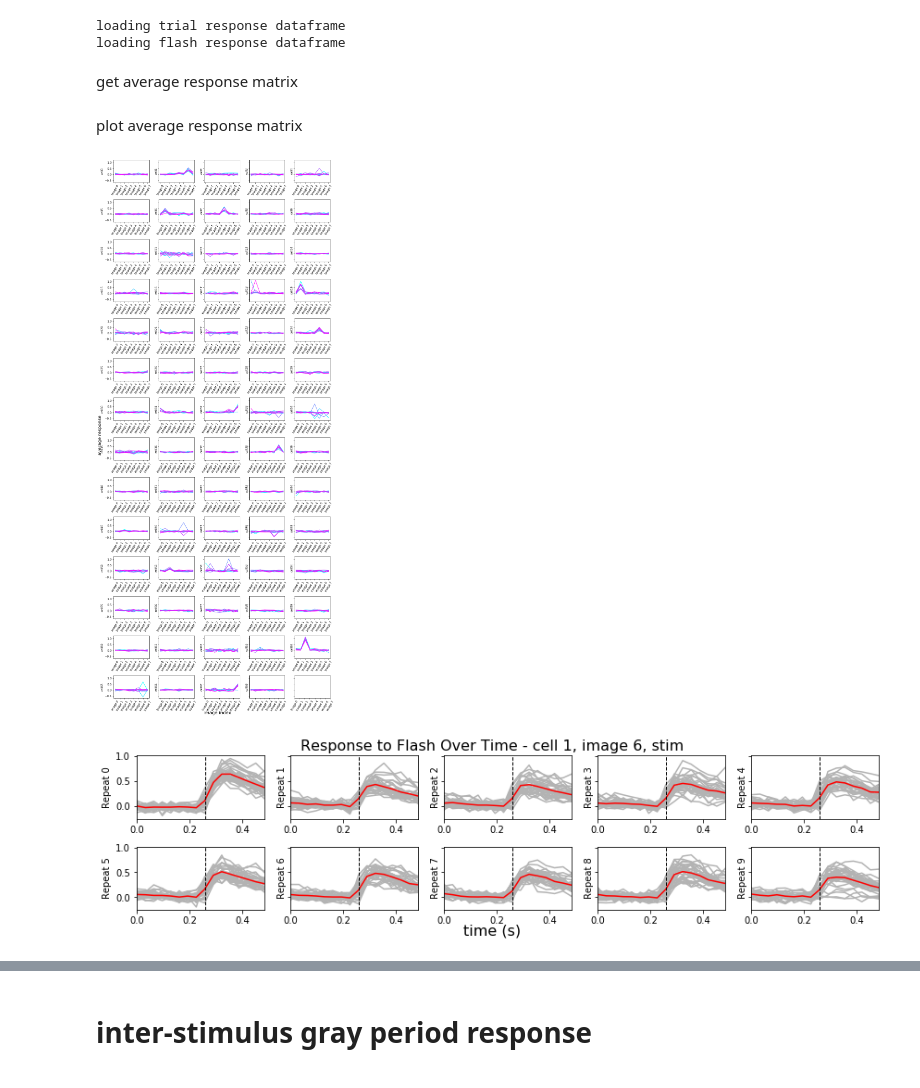
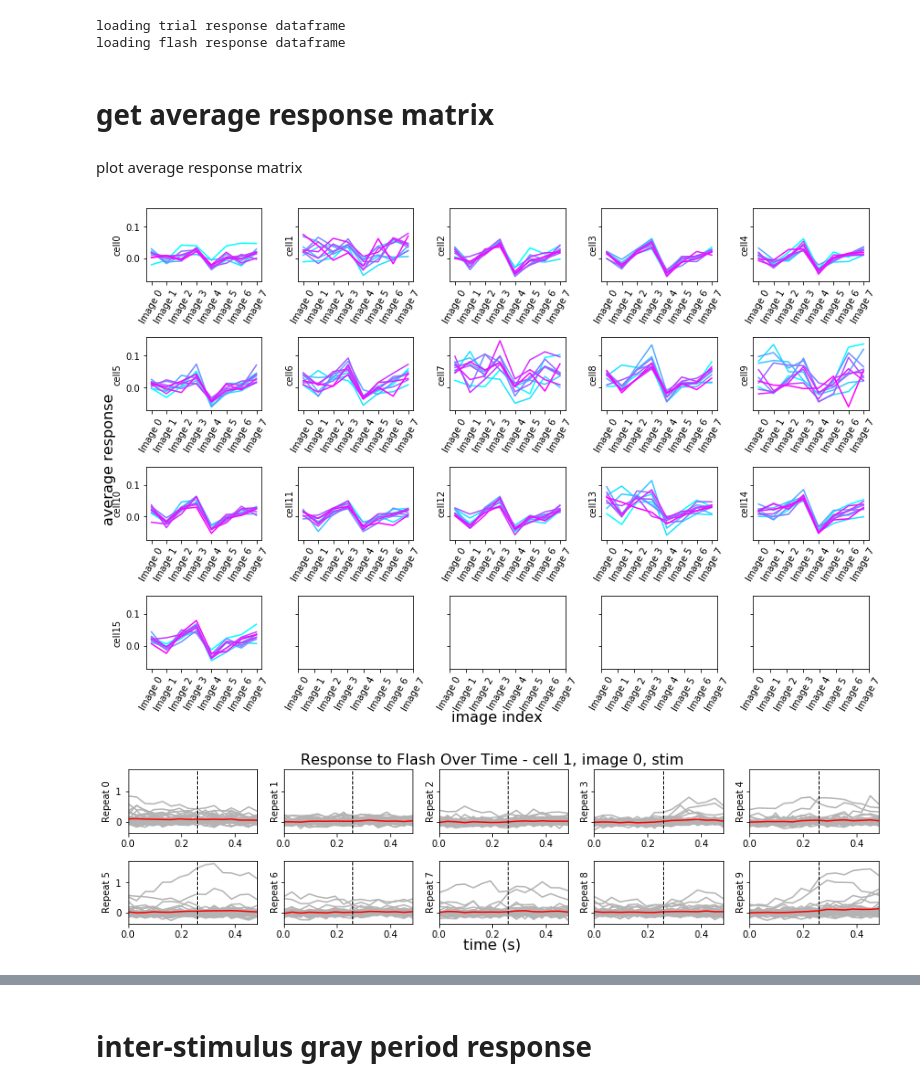
Before and after one commit to hanshuting/swdb_2018_tools, a Jupyter notebook: theory_project/tuning_curve_analysis.ipynb, the cells around one changed output, grey strips where cells are left out. Cells and saved outputs as stored; diff of their text form; code cells hidden in the pictures.

Commit message:
bug fix: include all trials for analysis; added gain figure

```diff
--- a/theory_project/tuning_curve_analysis.ipynb
+++ b/theory_project/tuning_curve_analysis.ipynb
@@ -29,8 +29,8 @@ manifest = pd.read_csv(os.path.join(drive_path,manifest_file))
 # %%
 # find experiment ids
 targeted_structure = 'VISal'
-cre_line = 'Slc17a7-IRES2-Cre'
-# cre_line = 'Vip-IRES-Cre'
+# cre_line = 'Slc17a7-IRES2-Cre'
+cre_line = 'Vip-IRES-Cre'
 session_type = 'behavior_session_A'
 manifest[(manifest['targeted_structure']==targeted_structure) & (manifest['cre_line']==cre_line) & (manifest['session_type']==session_type)]
 # %% [output]
@@ -42,8 +41,8 @@ manifest[(manifest['targeted_structure']==targeted_structure) & (manifest['cre_l
 # %% [markdown]
 V1, VIP: experiment_id=695471168, cells are tuned to gray
 # %%
-experiment_id = 661423848
+experiment_id = 648647430
 experiment_container_id = manifest[manifest.experiment_id==experiment_id].experiment_container_id.values[0]
 
 dataset= VisualBehaviorOphysDataset(experiment_id, cache_dir=drive_path)
-dataset.metadata
+# dataset.metadata
@@ -76,5 +73,5 @@ num_cell = dff.shape[0]
 # %% [markdown]
-get average response matrix
+# get average response matrix
 # %%
 # parameters
 repeat_start = 1 # start from which repeat in the trial (start with 0)
@@ -86,23 +83,23 @@ baseline_duration_frame = 3 # number of frames for baseline
 
 # get response matrix for each flash in each trial
 # repeat_resp = np.zeros([num_cell, num_im, len_cutoff, stim_duration_frame*2]) # full response matrix before averaging
-avg_resp = np.zeros([num_cell, num_im, len_cutoff]) # num_neuron by num_im by len_cutoff
+avg_resp = [None]*num_im # np.zeros([num_cell, num_im, len_cutoff]) # num_neuron by num_im by len_cutoff
 
 for im in range(num_im): # loop over image templates
 
-    for trial_block_id in np.where((trial_len['image']==im_name[im]) & (trial_len['trial_length'] >= len_cutoff + repeat_start))[0]: # loop over trials for the image template
+    im_trials = np.where((trial_len['image']==im_name[im]) & (trial_len['trial_length'] >= len_cutoff + repeat_start))[0]
+    avg_resp[im] = np.zeros([num_cell, len_cutoff, len(im_trials)])
+
+    for i, trial_block_id in enumerate(im_trials): # loop over trials for the image template
 
         for repeat_ind, j in enumerate(np.arange(trial_len['trial_start'][trial_block_id]+repeat_start, trial_len['trial_start'][trial_block_id]+len_cutoff+repeat_start, 1)): # loop over flashes in each trial
             flash_start = stim_table['start_time'][j]
-            #flash_end = stim_table['end_time'][j]
-            #ophys_frames = np.where((ophys_ts >= flash_start) & (ophys_ts <= flash_end))[0]
-            # baseline_frames = ophys_frames - len(ophys_frames)
             stim_start = np.argmax(ophys_ts >= flash_start)
             stim_frames = np.arange(stim_start, stim_start+stim_duration_frame)
             baseline_frames = np.arange(stim_start-baseline_duration_frame, stim_start)
 
             for neuron in range(num_cell):
-                avg_resp[neuron, im, repeat_ind] = dff[neuron, stim_frames].mean() - dff[neuron, baseline_frames].mean()
+                avg_resp[im][neuron, repeat_ind, i] = dff[neuron, stim_frames].mean() - dff[neuron, baseline_frames].mean()
 # %% [markdown]
 plot average response matrix
 # %%
@@ -113,42 +110,53 @@ color_idx = np.linspace(0, 1, len_cutoff)
 
 # loop over cells
 num_cell_per_row = 5
 cmap = cm.cool
 num_row = int(np.ceil(float(num_cell)/float(num_cell_per_row)))
+
+# collect result from all image templates
+im_resp_avg = np.zeros([num_cell, num_im, len_cutoff])
+im_resp_se = np.zeros([num_cell, num_im, len_cutoff])
 
 # create plot
 fig, axes = plt.subplots(num_row, num_cell_per_row, sharey=True, figsize=(12, num_row*2))
 if num_row==1:
     axes = np.reshape(axes, (num_cell_per_row,-1))
 
 for row in range(num_row):
 
     cell_start = row*num_cell_per_row
     cell_end = np.max([row*num_cell_per_row+1, num_cell])
     for cell, ax in zip(np.arange(cell_start, cell_end), axes[row,:]): # loop over cells
 
+        for im in range(num_im):
+            for r in range(len_cutoff):
+                im_resp_avg[cell, im, r] = np.mean(avg_resp[im][cell, r, :])
+                im_resp_se[cell, im, r] = np.std(avg_resp[im][cell, r, :])/np.sqrt(avg_resp[im].shape[2])
+
         for i, c in zip(range(len_cutoff),color_idx): # loop over repeats
-            ax.plot(avg_resp[cell,:,i], color=cmap(c))
+
+#             ax.plot(avg_resp[cell,:,i], color=cmap(c))
+            ax.plot(im_resp_avg[cell,:,i], color=cmap(c))
             ax.set_ylabel('cell' + str(cell))
 
 fig.text(0.5, 0, 'image index', ha='center', fontsize=16)
 fig.text(0, 0.5, 'average response', va='center', fontsize=16, rotation='vertical')
 plt.setp(axes, xticks=range(8), xticklabels=['Image 0', 'Image 1', 'Image 2', 'Image 3', 'Image 4', 'Image 5', 'Image 6', 'Image 7'])
 for ax in axes.ravel():
     plt.setp(ax.get_xticklabels(), rotation=60)
 plt.tight_layout()
 plt.show()
 
 fig.savefig('fig/tuning_curve_flash_' + targeted_structure + '_' + cre_line + '_' + str(experiment_id) + '.pdf')
 # %% [output]
-[figure, old version]
+[figure, new version]
 # %%
 cell = 1 # cell index, start from 0
-im = 6 # which image to plot
+im = 0 # which image to plot
 # repeat = 1 # which repeat to plot, start from 0
 
 # get trial data
-im_trials = np.where((trial_len['image']==im_name[im]) & (trial_len['trial_length']>=len_cutoff))[0]
+im_trials = np.where((trial_len['image']==im_name[im]) & (trial_len['trial_length']>len_cutoff))[0]
 trial_rsp_mat = np.zeros([len(im_trials), len_cutoff, int(stim_duration_frame)*2])
 
 for i, trial_block_id in enumerate(im_trials): # loop over trials for the image template
@@ -194,4 +202,4 @@ plt.show()
 
 fig.savefig('fig/cell_response/cell_response_flash_' + targeted_structure + '_' + cre_line + '_' + str(experiment_id) + '_cell_' + str(cell) + '_image_' + str(im) + '.pdf')
 # %% [output]
-[figure, old version]
+[figure, new version]
```
Also changed, not shown: parts of 11 cells of this notebook.
